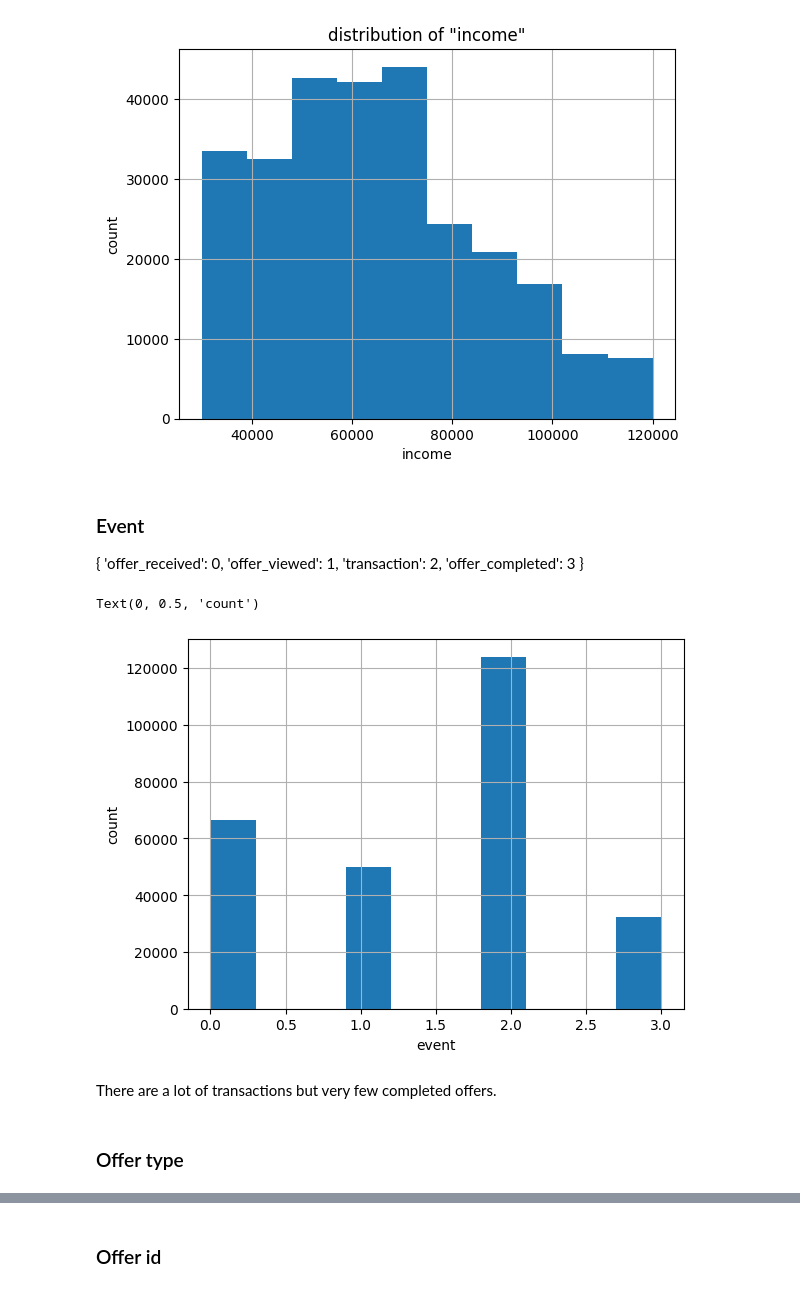
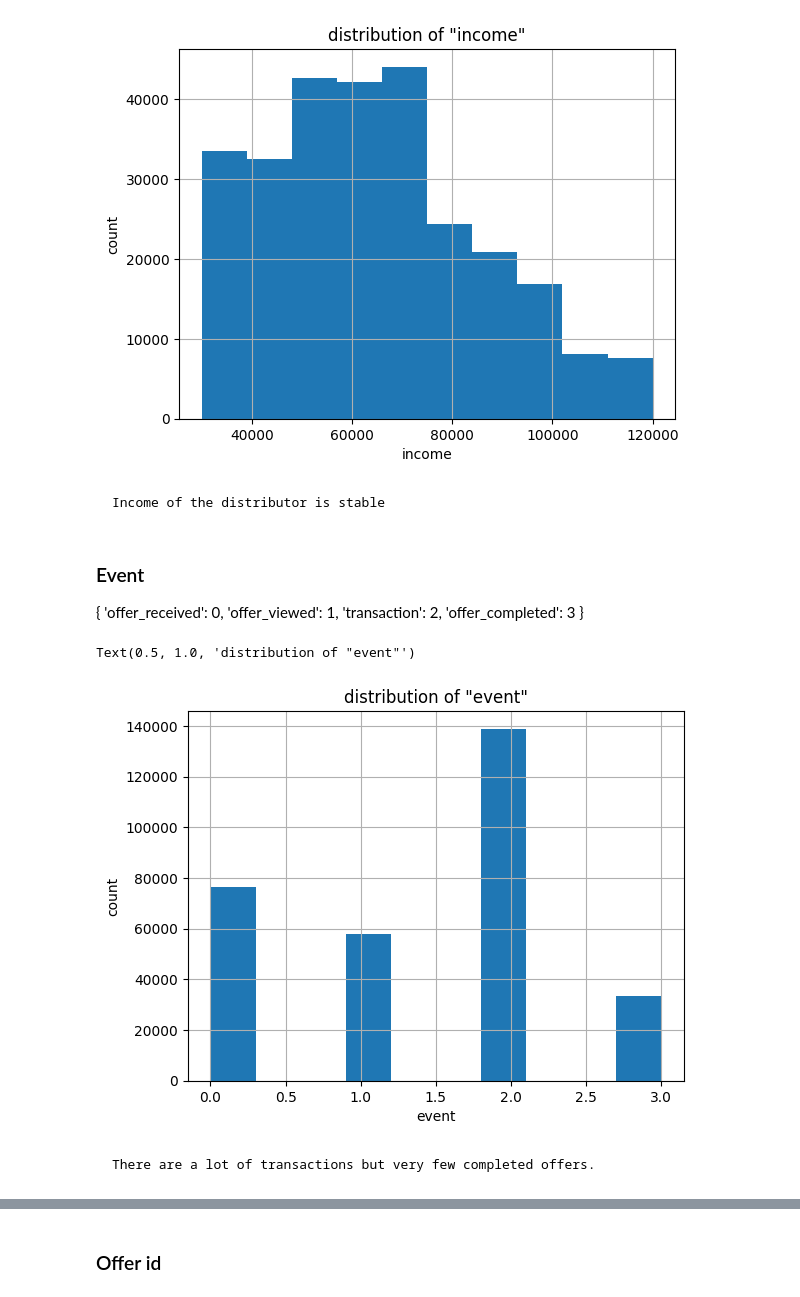
Before and after one commit to NTPac/starbucks, a Jupyter notebook: Starbucks_Capstone_notebook.ipynb, the cells around one changed output, grey strips where cells are left out. Cells and saved outputs as stored; diff of their text form; code cells hidden in the pictures.

```diff
--- a/Starbucks_Capstone_notebook.ipynb
+++ b/Starbucks_Capstone_notebook.ipynb
@@ -487,4 +464,0 @@ Text(0.5, 1.0, 'distribution of "age"')
-# %%
-# remove preson > 115 years old
-df = df[df['age'] < 115]
-df.age.describe()
@@ -581,6 +534,8 @@ plt.title('distribution of "income"')
 # %% [output]
 Text(0.5, 1.0, 'distribution of "income"')
 [figure]
+# %% [markdown]
+    Income of the distributor is stable
 # %% [markdown]
 ### Event
 
@@ -591,13 +546,13 @@ Text(0.5, 1.0, 'distribution of "income"')
     'offer_completed': 3
 }
 # %%
+# Create hist chart
 df.event.hist()
 plt.xlabel('event')
 plt.ylabel('count')
+plt.title('distribution of "event"')
 # %% [output]
-Text(0, 0.5, 'count')
+Text(0.5, 1.0, 'distribution of "event"')
-[figure, old version]
+[figure, new version]
 # %% [markdown]
-There are a lot of transactions but very few completed offers.
+    There are a lot of transactions but very few completed offers.
-# %% [markdown]
-### Offer type
```
Also changed, not shown: parts of 73 cells of this notebook, 5 other files.
